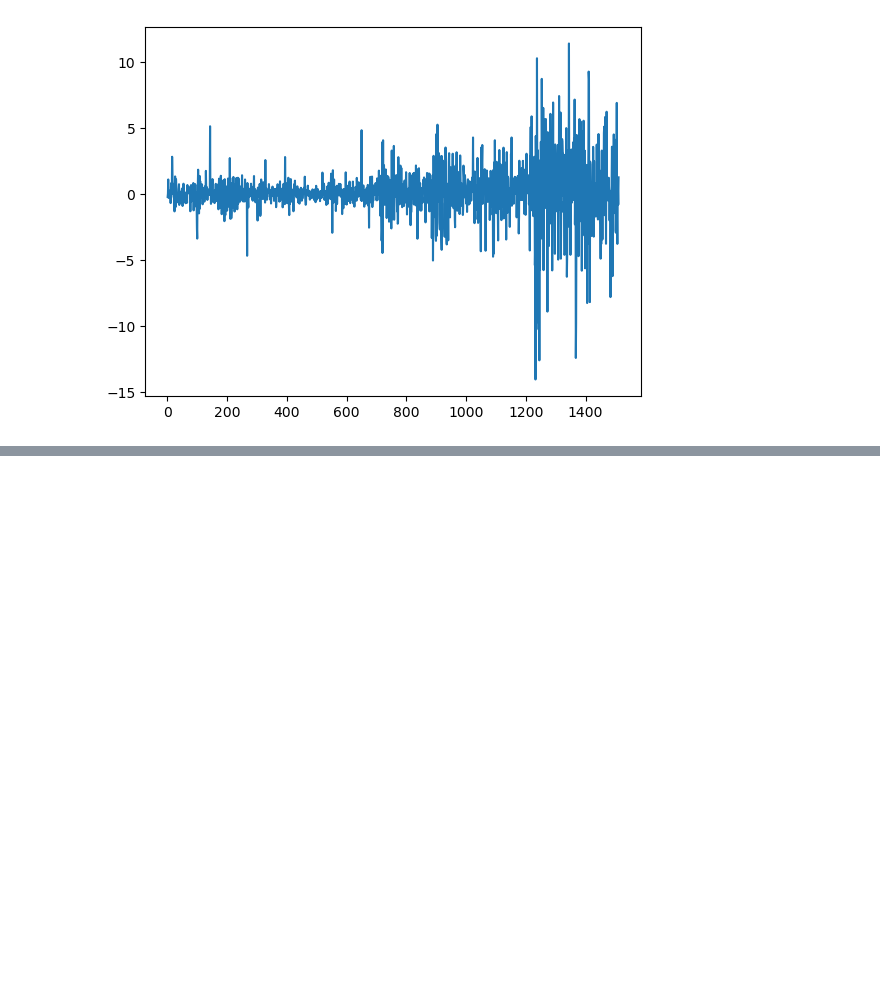
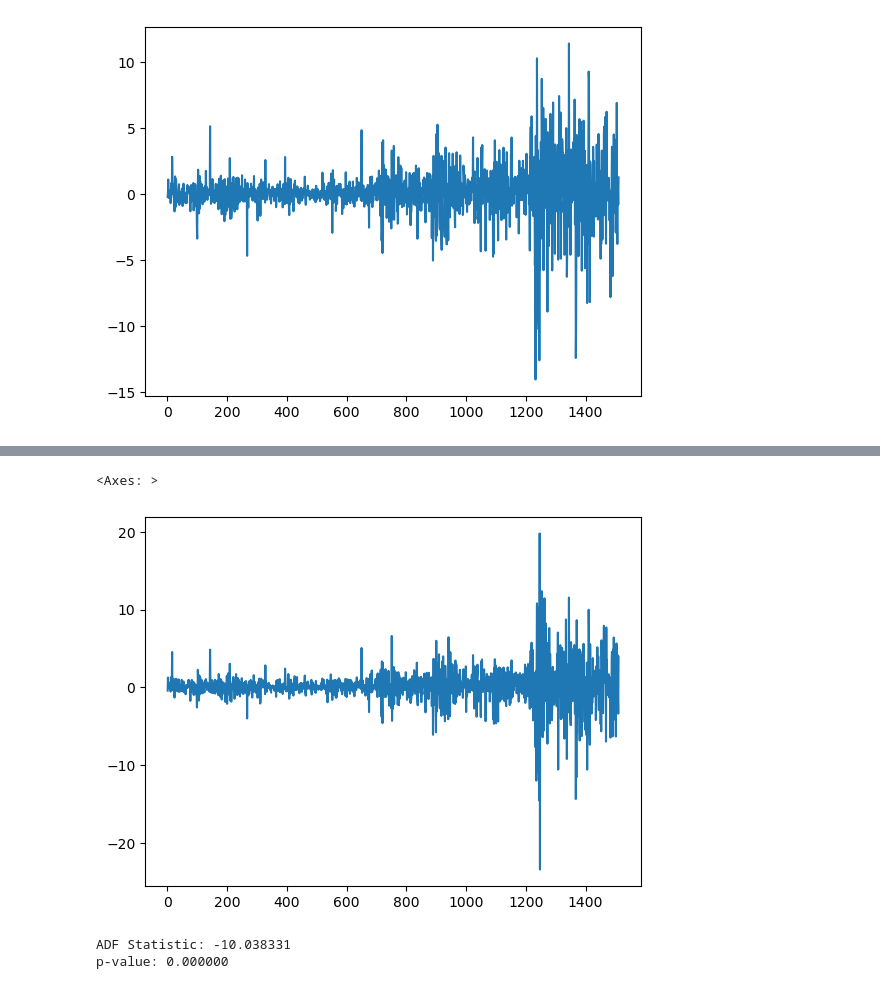
Before and after one commit to s0ul141/SB47, a Jupyter notebook: Stock_Market.ipynb, the cells around one changed output, grey strips where cells are left out. Cells and saved outputs as stored; diff of their text form; code cells hidden in the pictures; blank space fills up the shorter version.

```diff
--- a/Stock_Market.ipynb
+++ b/Stock_Market.ipynb
@@ -236,0 +201,15 @@ p-value: 0.000000
+# %%
+#1st order transformation
+
+train['Close_diff']= train['Close']-train['Close'].shift(1)
+train['Close_diff'].plot()
+# %% [output]
+<Axes: >
+[figure, added]
+# %%
+result = adfuller(train['Close_diff'].dropna())
+print('ADF Statistic: %f' % result[0])
+print('p-value: %f' % result[1])
+# %% [output]
+ADF Statistic: -10.038331
+p-value: 0.000000
```
Also changed, not shown: parts of 17 cells of this notebook.
